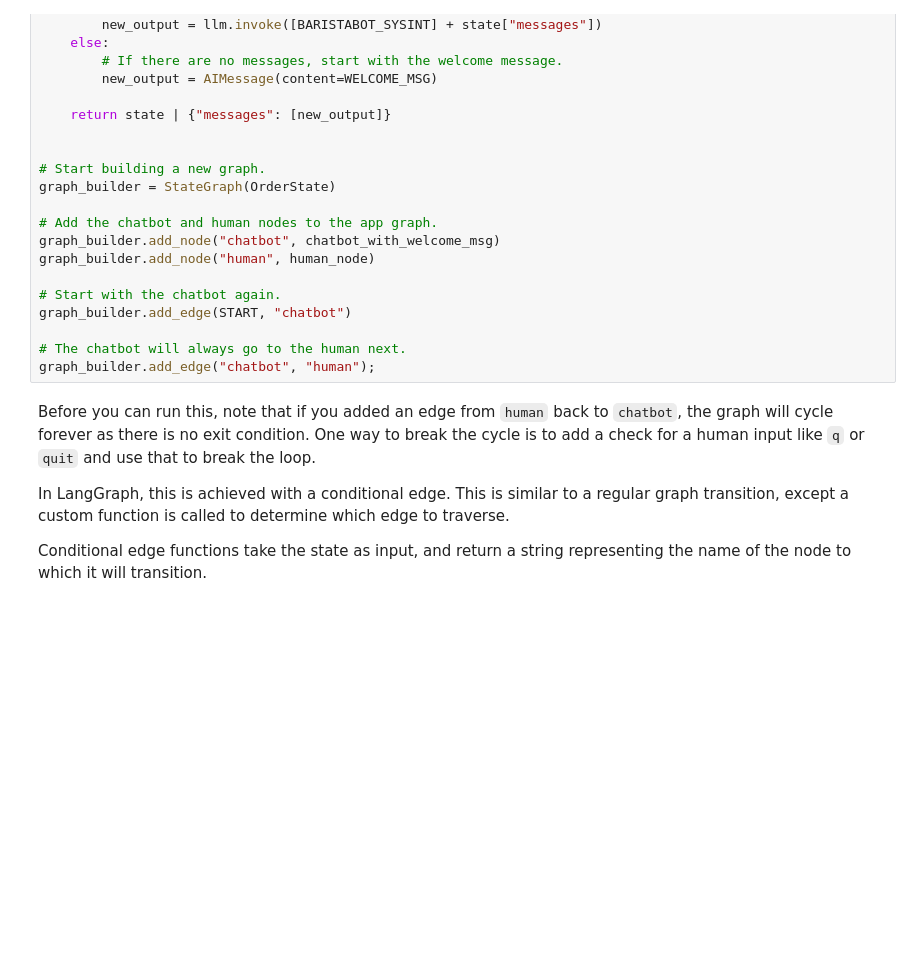
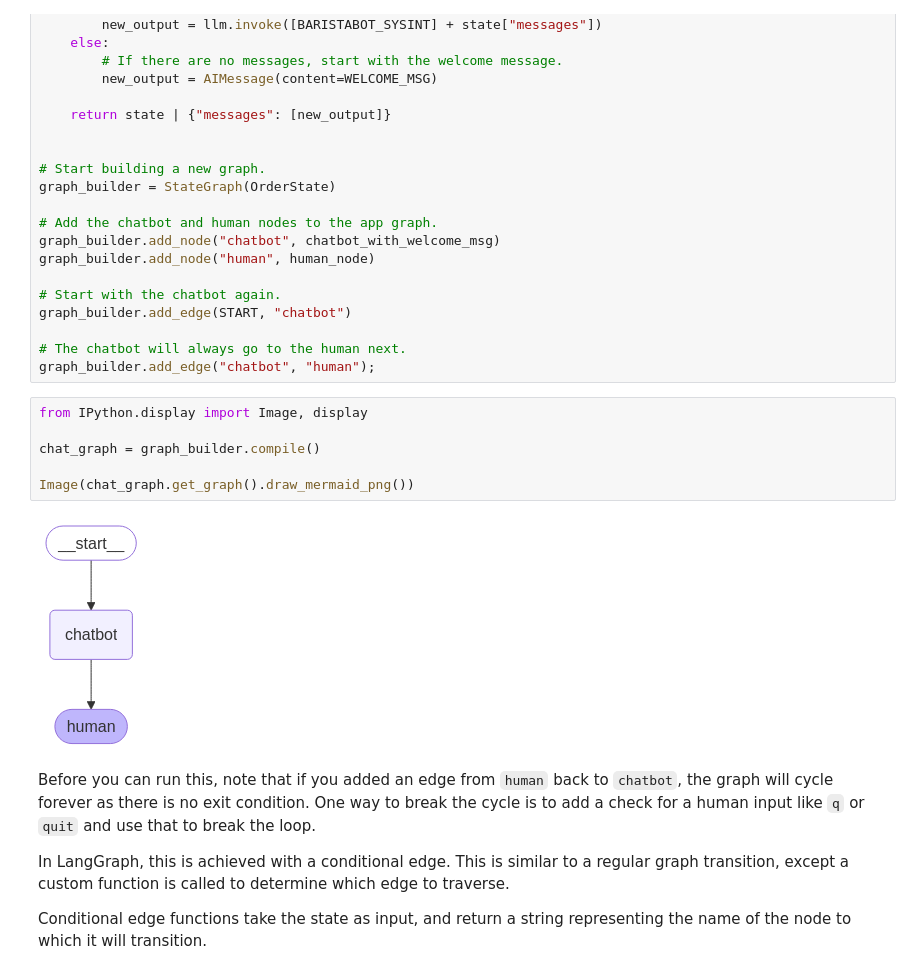
Before and after one commit to singhvis29/kaggle-genai-course, a Jupyter notebook: Day_3_Building_an_agent_with_LangGraph.ipynb, the cells around one changed output. Saved outputs shown, nothing was run; the diff lists cells and outputs as text; blank space fills up the shorter version.

```diff
--- a/Day_3_Building_an_agent_with_LangGraph.ipynb
+++ b/Day_3_Building_an_agent_with_LangGraph.ipynb
@@ -255,6 +281,14 @@ graph_builder.add_edge(START, "chatbot")
 
 # The chatbot will always go to the human next.
 graph_builder.add_edge("chatbot", "human");
+# %%
+from IPython.display import Image, display
+
+chat_graph = graph_builder.compile()
+
+Image(chat_graph.get_graph().draw_mermaid_png())
+# %% [output]
+[figure, added]
 # %% [markdown]
 Before you can run this, note that if you added an edge from `human` back to `chatbot`, the graph will cycle forever as there is no exit condition. One way to break the cycle is to add a check for a human input like `q` or `quit` and use that to break the loop.
 
```
Also changed, not shown: parts of 7 cells of this notebook.
